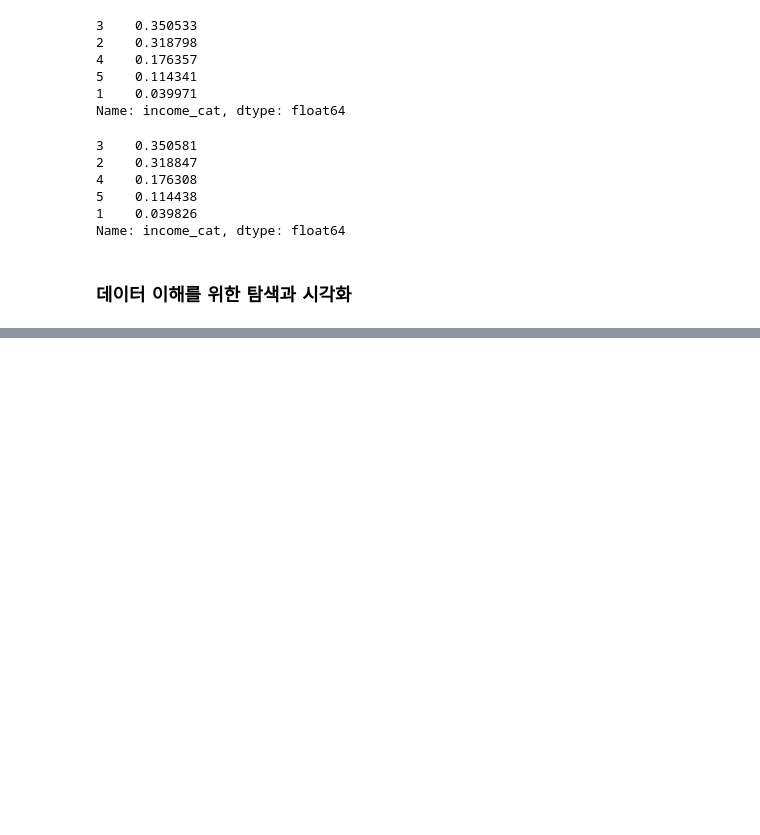
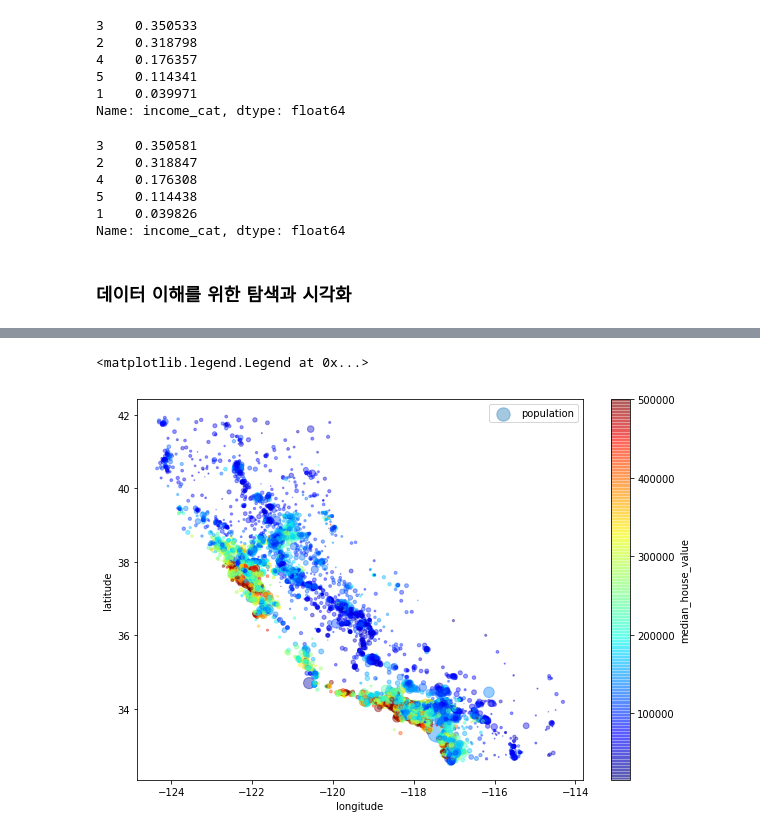
Before and after one commit to Yoon0527/AI_study, a Jupyter notebook: Hands_on_ML(1~4).ipynb, the cells around one changed output, grey strips where cells are left out. Drawn from its saved outputs; the diff is of its cells as text; code cells hidden in the pictures; blank space fills up the shorter version.

```diff
--- a/Hands_on_ML(1~4).ipynb
+++ b/Hands_on_ML(1~4).ipynb
@@ -429,0 +446,19 @@ for set_ in (strat_train_set, strat_test_set):
+# %%
+# plot의 매개 변수 (https://kongdols-room.tistory.com/92)
+# s: 원의 반지름, 여기서는 구역의 인구를 나타낸다.
+# label은 인구로 설정
+# c: 마커의 색을 설정. 가격을 나타낸다.
+# cmap: 낮은 가격(파란색)에서 높은 가격(빨간색)까지 범위를 나타낸다.
+# colorbar: 그래프 오른쪽에 colorbar 출력
+# sharex: 모든 서브plot이 같은 x축 눈금을 사용하도록 xlim을 조정하면 모든 서브 plot에 조정
+housing.plot(kind="scatter", x="longitude", y="latitude", alpha=0.4,
+             s=housing["population"]/100, label="population", figsize=(10,7),
+             c="median_house_value", cmap=plt.get_cmap("jet"), colorbar=True,
+             sharex=False)
+
+# legend(범례)는 그래프에 데이터의 종류를 표시하기 위한 텍스트이다
+# 여기서는 population
+plt.legend()
+# %% [output]
+<matplotlib.legend.Legend at 0x...>
+[figure, added]
```
Also changed, not shown: parts of 6 cells of this notebook.
